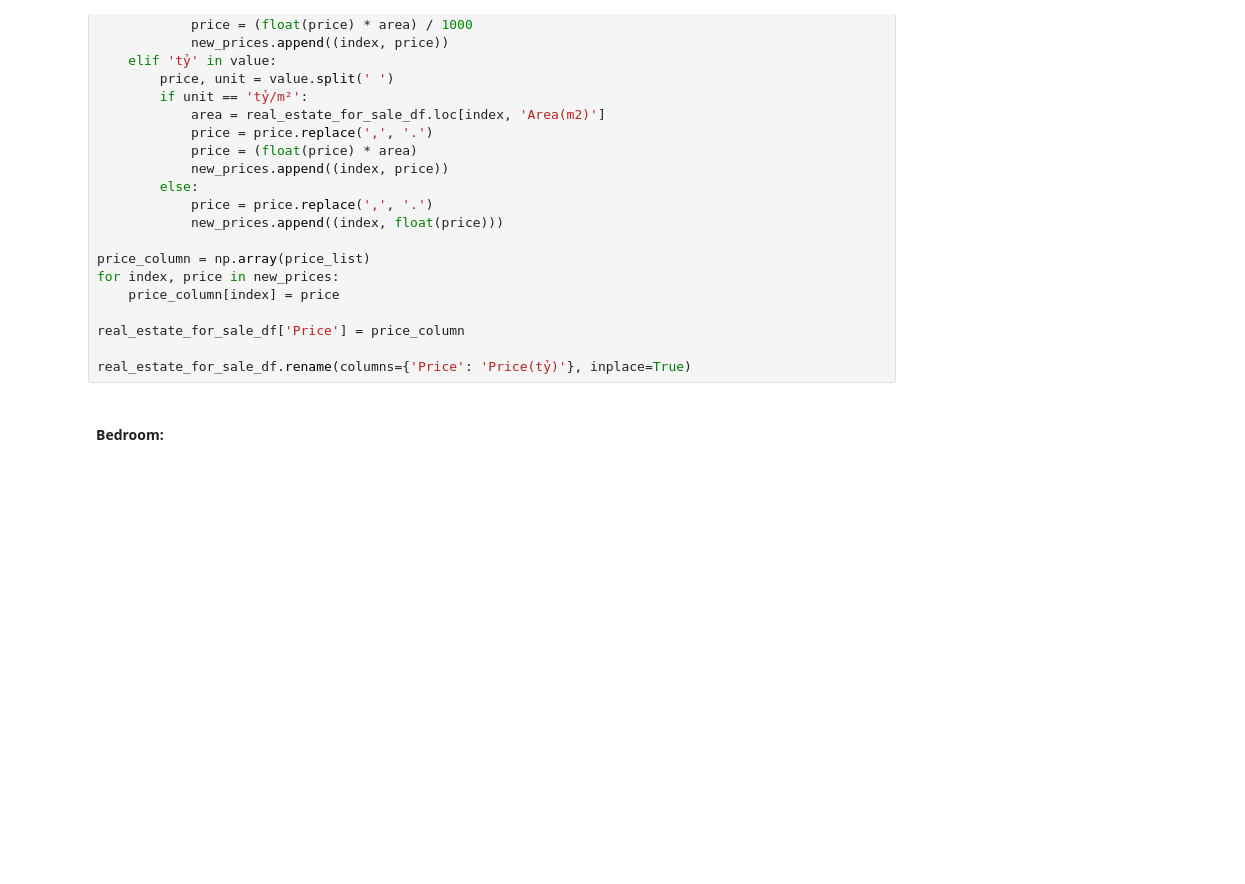
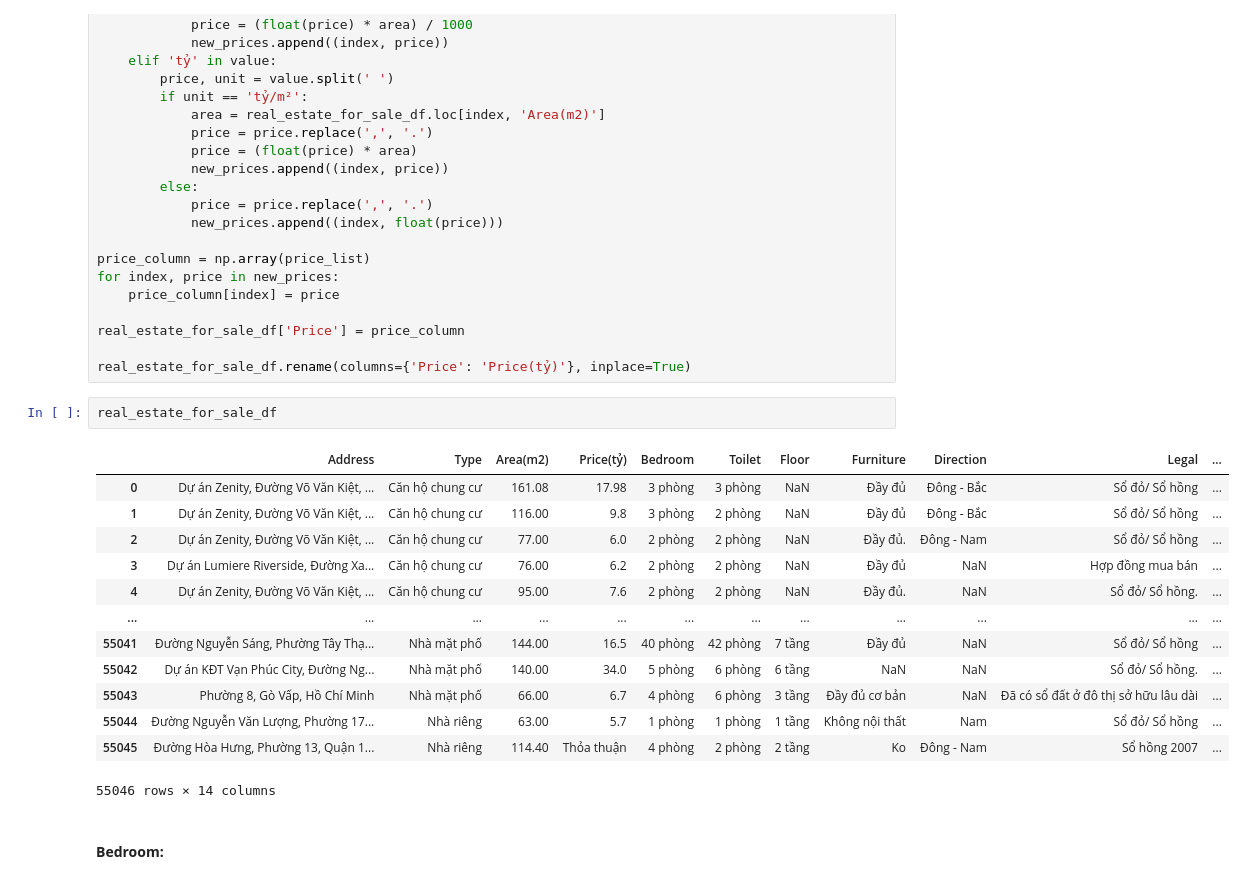
Before and after one commit to bonkh/I2DS_Final_Project, a Jupyter notebook: Notebook/Phase0.2_Preprocessing_for_sale.ipynb, the cells around one changed output. Cells and saved outputs as stored; diff of their text form; blank space fills up the shorter version.

```diff
--- a/Notebook/Phase0.2_Preprocessing_for_sale.ipynb
+++ b/Notebook/Phase0.2_Preprocessing_for_sale.ipynb
@@ -247,6 +253,22 @@ for index, price in new_prices:
 real_estate_for_sale_df['Price'] = price_column
 
 real_estate_for_sale_df.rename(columns={'Price': 'Price(tỷ)'}, inplace=True)
+# %%
+real_estate_for_sale_df
+# %% [output]
+|  | Address | Type | Area(m2) | Price(tỷ) | Bedroom | Toilet | Floor | Furniture | Direction | Legal | ... |
+| 0 | Dự án Zenity, Đường Võ Văn Kiệt, ... | Căn hộ chung cư | 161.08 | 17.98 | 3 phòng | 3 phòng | NaN | Đầy đủ | Đông - Bắc | Sổ đỏ/ Sổ hồng | ... |
+| 1 | Dự án Zenity, Đường Võ Văn Kiệt, ... | Căn hộ chung cư | 116.00 | 9.8 | 3 phòng | 2 phòng | NaN | Đầy đủ | Đông - Bắc | Sổ đỏ/ Sổ hồng | ... |
+| 2 | Dự án Zenity, Đường Võ Văn Kiệt, ... | Căn hộ chung cư | 77.00 | 6.0 | 2 phòng | 2 phòng | NaN | Đầy đủ. | Đông - Nam | Sổ đỏ/ Sổ hồng | ... |
+| 3 | Dự án Lumiere Riverside, Đường Xa... | Căn hộ chung cư | 76.00 | 6.2 | 2 phòng | 2 phòng | NaN | Đầy đủ | NaN | Hợp đồng mua bán | ... |
+| 4 | Dự án Zenity, Đường Võ Văn Kiệt, ... | Căn hộ chung cư | 95.00 | 7.6 | 2 phòng | 2 phòng | NaN | Đầy đủ. | NaN | Sổ đỏ/ Sổ hồng. | ... |
+| ... | ... | ... | ... | ... | ... | ... | ... | ... | ... | ... | ... |
+| 55041 | Đường Nguyễn Sáng, Phường Tây Thạ... | Nhà mặt phố | 144.00 | 16.5 | 40 phòng | 42 phòng | 7 tầng | Đầy đủ | NaN | Sổ đỏ/ Sổ hồng | ... |
+| 55042 | Dự án KĐT Vạn Phúc City, Đường Ng... | Nhà mặt phố | 140.00 | 34.0 | 5 phòng | 6 phòng | 6 tầng | NaN | NaN | Sổ đỏ/ Sổ hồng. | ... |
+| 55043 | Phường 8, Gò Vấp, Hồ Chí Minh | Nhà mặt phố | 66.00 | 6.7 | 4 phòng | 6 phòng | 3 tầng | Đầy đủ cơ bản | NaN | Đã có sổ đất ở đô thị sở hữu lâu dài | ... |
+| 55044 | Đường Nguyễn Văn Lượng, Phường 17... | Nhà riêng | 63.00 | 5.7 | 1 phòng | 1 phòng | 1 tầng | Không nội thất | Nam | Sổ đỏ/ Sổ hồng | ... |
+| 55045 | Đường Hòa Hưng, Phường 13, Quận 1... | Nhà riêng | 114.40 | Thỏa thuận | 4 phòng | 2 phòng | 2 tầng | Ko | Đông - Nam | Sổ hồng 2007 | ... |
+55046 rows × 14 columns
 # %% [markdown]
 #### **Bedroom:**
 # %%
```
Also changed, not shown: parts of 27 cells of this notebook, 2 other files.
